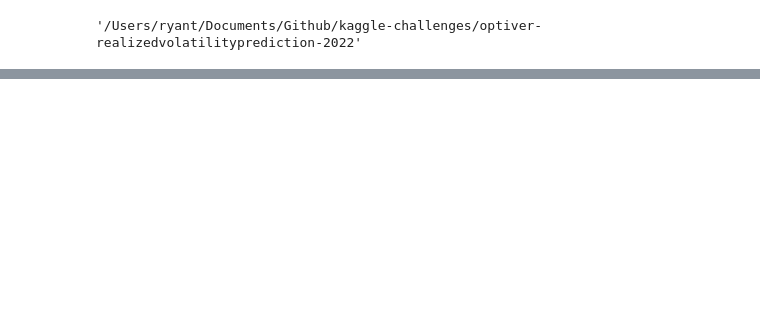
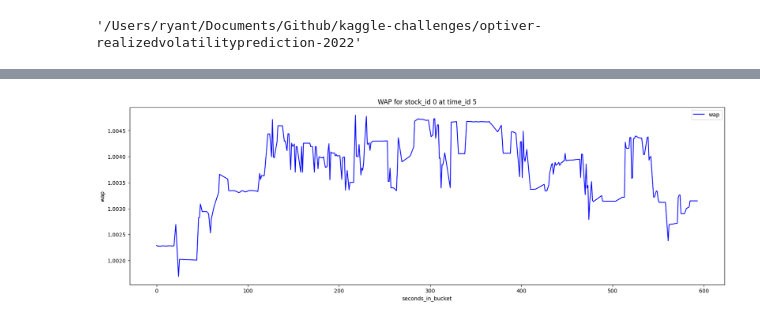
Before and after one commit to ryantjx/kaggle, a Jupyter notebook: optiver-realizedvolatilityprediction-2022/1_dataexploration.ipynb, the cells around one changed output, grey strips where cells are left out. Drawn from its saved outputs; the diff is of its cells as text; code cells hidden in the pictures; blank space fills up the shorter version.

```diff
--- a/optiver-realizedvolatilityprediction-2022/1_dataexploration.ipynb
+++ b/optiver-realizedvolatilityprediction-2022/1_dataexploration.ipynb
@@ -45,0 +111,9 @@ book.head(5)
+# %%
+fig, ax1 = plt.subplots(figsize=(20, 6))
+
+sns.lineplot(data=book_ex[book_ex['seconds_in_bucket'] <= 1000], x='seconds_in_bucket', y='wap', ax=ax1, color='blue', errorbar=None, label='wap')
+
+plt.title(f'WAP for stock_id {stock_id} at time_id {time_id}')
+plt.show()
+# %% [output]
+[figure, added]
```
Also changed, not shown: parts of 19 cells of this notebook, 2 other files.
